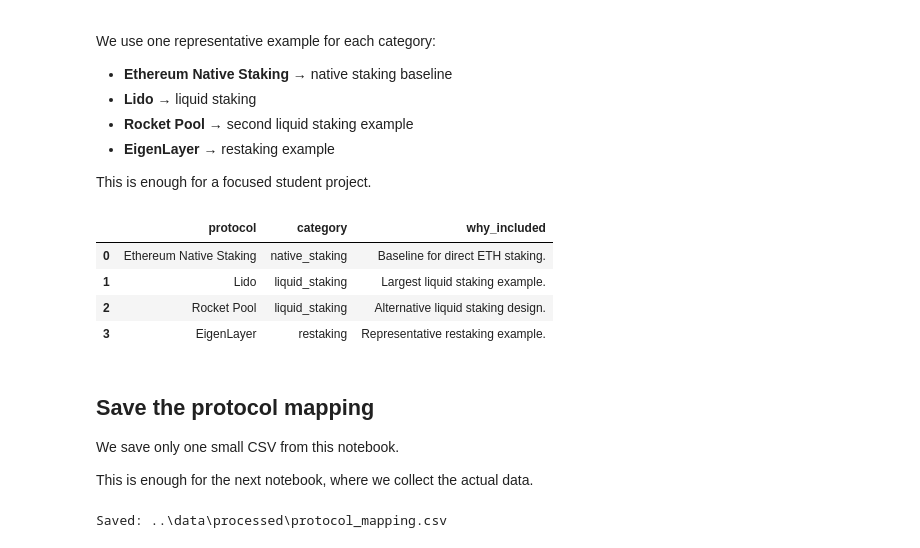
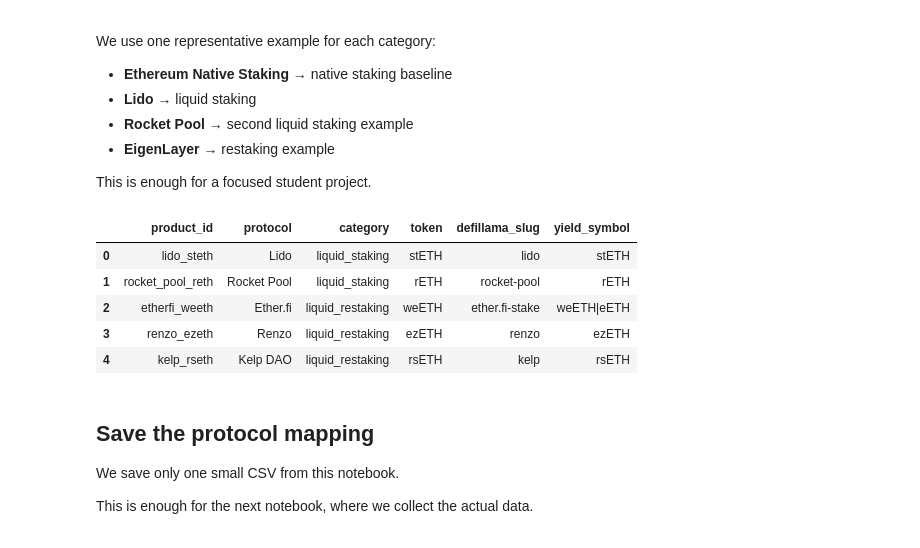
Before and after one commit to SashoDT/CAA_Group_Project, a Jupyter notebook: notebooks/01_protocol_mapping.ipynb, the cells around one changed output. Saved outputs shown, nothing was run; the diff lists cells and outputs as text; code cells hidden in the pictures.

```diff
--- a/notebooks/01_protocol_mapping.ipynb
+++ b/notebooks/01_protocol_mapping.ipynb
@@ -47,35 +47,56 @@ This is enough for a focused student project.
 # %%
 protocols = [
     {
-        "protocol": "Ethereum Native Staking",
-        "category": "native_staking",
-        "why_included": "Baseline for direct ETH staking."
+        "product_id": "lido_steth",
+        "protocol": "Lido",
+        "category": "liquid_staking",
+        "token": "stETH",
+        "defillama_slug": "lido",
+        "yield_symbol": "stETH"
     },
     {
-        "protocol": "Lido",
+        "product_id": "rocket_pool_reth",
+        "protocol": "Rocket Pool",
         "category": "liquid_staking",
-        "why_included": "Largest liquid staking example."
+        "token": "rETH",
+        "defillama_slug": "rocket-pool",
+        "yield_symbol": "rETH"
     },
     {
-        "protocol": "Rocket Pool",
-        "category": "liquid_staking",
-        "why_included": "Alternative liquid staking design."
+        "product_id": "etherfi_weeth",
+        "protocol": "Ether.fi",
+        "category": "liquid_restaking",
+        "token": "weETH",
+        "defillama_slug": "ether.fi-stake",
+        "yield_symbol": "weETH|eETH"
     },
     {
-        "protocol": "EigenLayer",
-        "category": "restaking",
-        "why_included": "Representative restaking example."
+        "product_id": "renzo_ezeth",
+        "protocol": "Renzo",
+        "category": "liquid_restaking",
+        "token": "ezETH",
+        "defillama_slug": "renzo",
+        "yield_symbol": "ezETH"
+    },
+    {
+        "product_id": "kelp_rseth",
+        "protocol": "Kelp DAO",
+        "category": "liquid_restaking",
+        "token": "rsETH",
+        "defillama_slug": "kelp",
+        "yield_symbol": "rsETH"
     }
 ]
 
 protocol_mapping_df = pd.DataFrame(protocols)
 protocol_mapping_df
 # %% [output]
-|  | protocol | category | why_included |
-| 0 | Ethereum Native Staking | native_staking | Baseline for direct ETH staking. |
-| 1 | Lido | liquid_staking | Largest liquid staking example. |
-| 2 | Rocket Pool | liquid_staking | Alternative liquid staking design. |
-| 3 | EigenLayer | restaking | Representative restaking example. |
+|  | product_id | protocol | category | token | defillama_slug | yield_symbol |
+| 0 | lido_steth | Lido | liquid_staking | stETH | lido | stETH |
+| 1 | rocket_pool_reth | Rocket Pool | liquid_staking | rETH | rocket-pool | rETH |
+| 2 | etherfi_weeth | Ether.fi | liquid_restaking | weETH | ether.fi-stake | weETH|eETH |
+| 3 | renzo_ezeth | Renzo | liquid_restaking | ezETH | renzo | ezETH |
+| 4 | kelp_rseth | Kelp DAO | liquid_restaking | rsETH | kelp | rsETH |
 # %% [markdown]
 ## Save the protocol mapping
 
@@ -89,5 +110,3 @@ DATA_PROCESSED.mkdir(parents=True, exist_ok=True)
 
 output_path = DATA_PROCESSED / "protocol_mapping.csv"
 protocol_mapping_df.to_csv(output_path, index=False)
-# %% [output]
-Saved: ..\data\processed\protocol_mapping.csv
```
Also changed, not shown: 5 other files.
